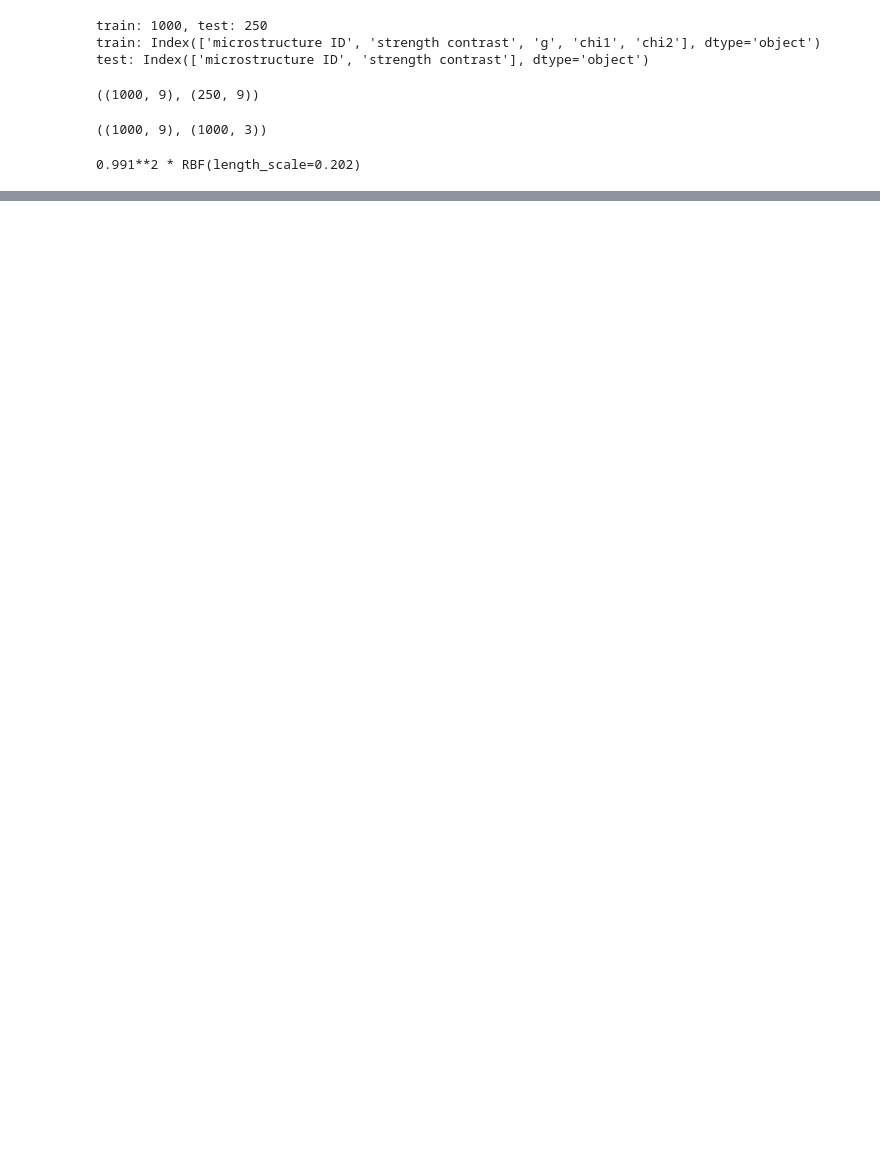
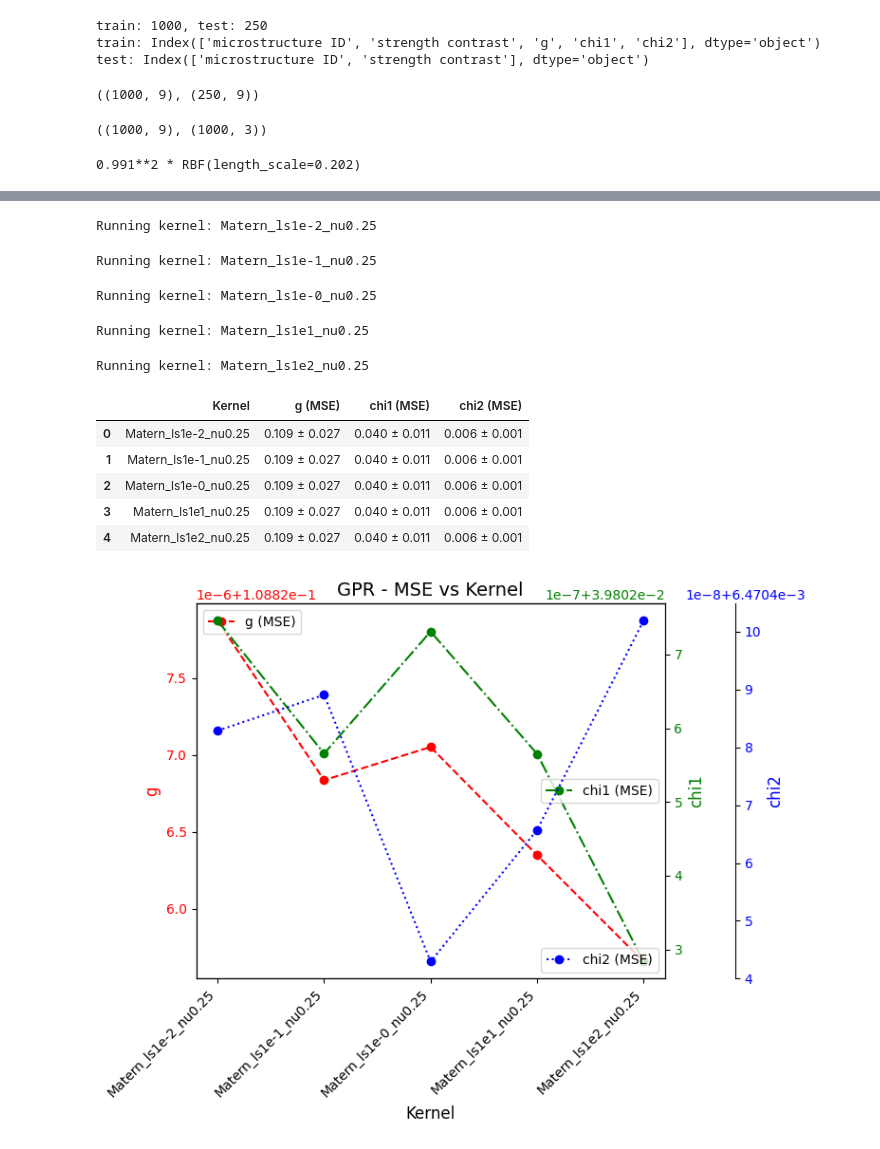
Before and after one commit to steviedale/microstructure_analysis, a Jupyter notebook: prediction.ipynb, the cells around one changed output, grey strips where cells are left out. Saved outputs shown, nothing was run; the diff lists cells and outputs as text; code cells hidden in the pictures; blank space fills up the shorter version.

```diff
--- a/prediction.ipynb
+++ b/prediction.ipynb
@@ -265,0 +293,25 @@ Increase the number of iterations (max_iter) or scale the data as shown in:
+# %%
+matern_kernels = {
+    'Matern_ls1e-2_nu0.25': 1 * Matern(length_scale=1e-2, length_scale_bounds=(1e-3, 1e3), nu=0.25),
+    'Matern_ls1e-1_nu0.25': 1 * Matern(length_scale=1e-1, length_scale_bounds=(1e-3, 1e3), nu=0.25),
+    'Matern_ls1e-0_nu0.25': 1 * Matern(length_scale=1e0, length_scale_bounds=(1e-3, 1e3), nu=0.25),
+    'Matern_ls1e1_nu0.25': 1 * Matern(length_scale=1e1, length_scale_bounds=(1e-3, 1e3), nu=0.25),
+    'Matern_ls1e2_nu0.25': 1 * Matern(length_scale=1e2, length_scale_bounds=(1e-3, 1e3), nu=0.25),
+}
+matern_metrics = run_kernels(matern_kernels)
+plot_kernel_performance(matern_metrics, confidence_interval=False)
+get_performance_table(matern_metrics)
+# conclusion: length scale doesn't make a difference
+# %% [output]
+Running kernel: Matern_ls1e-2_nu0.25
+Running kernel: Matern_ls1e-1_nu0.25
+Running kernel: Matern_ls1e-0_nu0.25
+Running kernel: Matern_ls1e1_nu0.25
+Running kernel: Matern_ls1e2_nu0.25
+|  | Kernel | g (MSE) | chi1 (MSE) | chi2 (MSE) |
+| 0 | Matern_ls1e-2_nu0.25 | 0.109 ± 0.027 | 0.040 ± 0.011 | 0.006 ± 0.001 |
+| 1 | Matern_ls1e-1_nu0.25 | 0.109 ± 0.027 | 0.040 ± 0.011 | 0.006 ± 0.001 |
+| 2 | Matern_ls1e-0_nu0.25 | 0.109 ± 0.027 | 0.040 ± 0.011 | 0.006 ± 0.001 |
+| 3 | Matern_ls1e1_nu0.25 | 0.109 ± 0.027 | 0.040 ± 0.011 | 0.006 ± 0.001 |
+| 4 | Matern_ls1e2_nu0.25 | 0.109 ± 0.027 | 0.040 ± 0.011 | 0.006 ± 0.001 |
+[figure, added]
```
Also changed, not shown: parts of 32 cells of this notebook.
